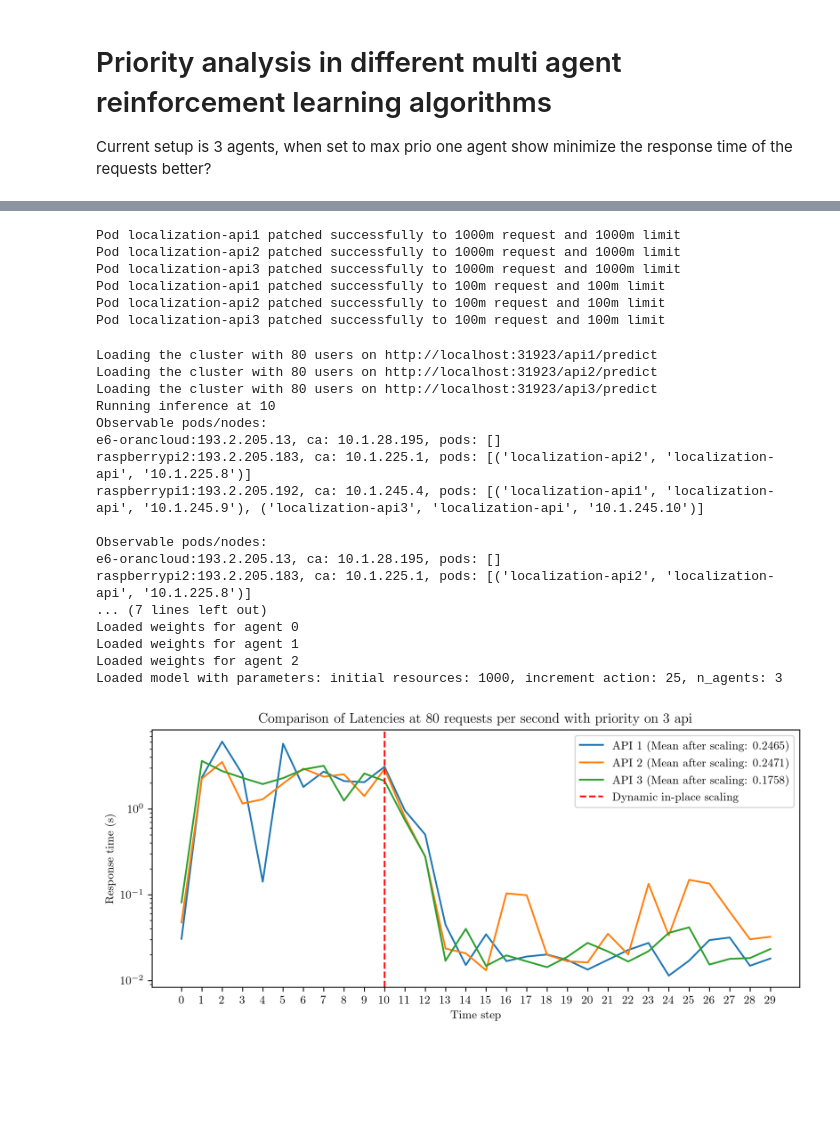
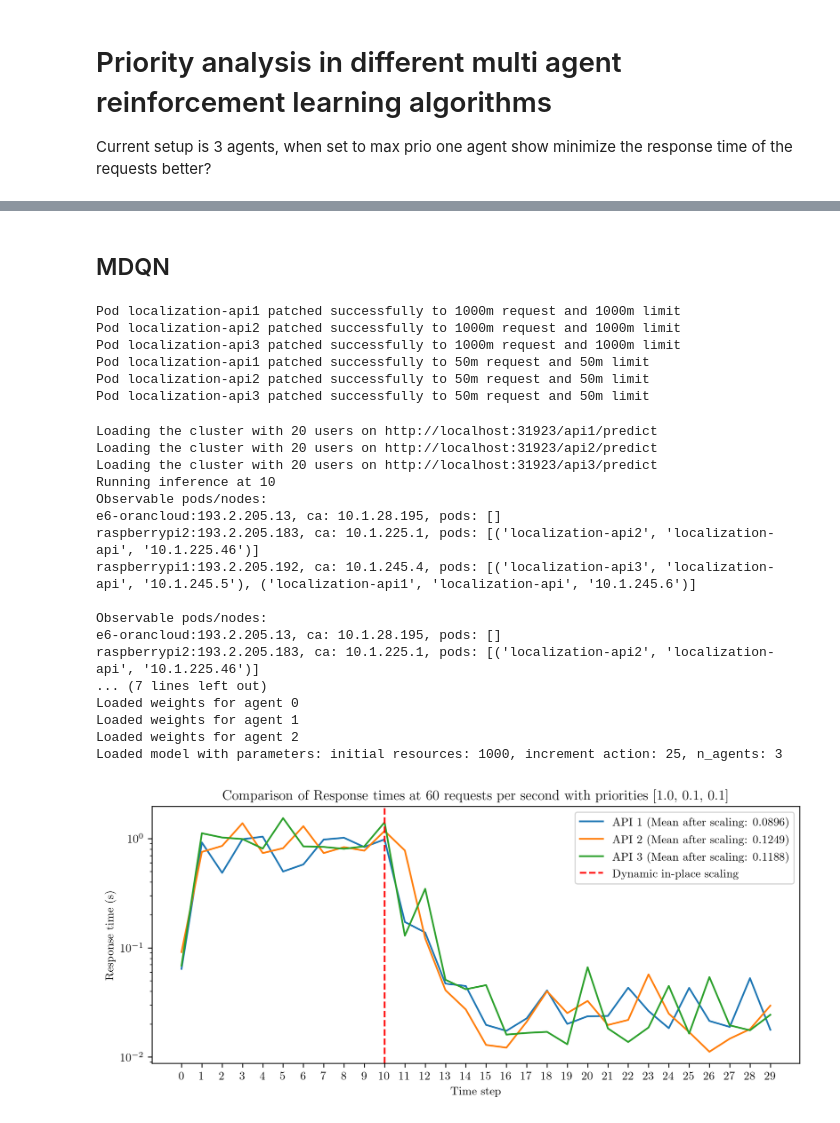
Before and after one commit to sensorlab/agent-edgeautoscaling, a Jupyter notebook: code/sla_priority_analysis.ipynb, the cells around one changed output, grey strips where cells are left out. Drawn from its saved outputs; the diff is of its cells as text; code cells hidden in the pictures; blank space fills up the shorter version.

```diff
--- a/code/sla_priority_analysis.ipynb
+++ b/code/sla_priority_analysis.ipynb
@@ -90,12 +96,10 @@ infer_process = None
 for i in range(recordings):
     if i % (recordings // divide_at) == 0 and i != 0 and infer_process is None:
         print(f"Running inference at {i}")
-        infer_process = subprocess.Popen(['python', 'code/infer_ppo.py', '--load_model', 'code/model_metric_data/ppo/220ep_rf_2_25rps10kepochs5alpha10epupdate50scale_a_1000resources_pretrained', '--priority', str(priority_api), '--resources', str(resources)])
-        # time.sleep(10) # HACK PLS :(
+        infer_process = subprocess.Popen(['python', 'code/infer_ppo.py', '--load_model', 'code/model_metric_data/ppo/610ep_rf_2_20rps10kepochs5alpha10epupdate50scale_a_1000resources_pretrained', '--resources', str(resources), '--action_interval', str(action_interval), '--priorities'] + list(map(str, priorities)))
 
     start_time = time.time()
     rts = [np.mean([rt for rt in get_response_times(USERS, f'{url}/api{api_id}/predict') if rt is not None]) for api_id in range(1, apis + 1)]
-    # rts = [np.mean([rt if rt is not None else 2 for rt in get_response_times(USERS, f'{url}/api{api_id}/predict')]) for api_id in range(1, apis + 1)]
     granullar_ppo_rts.append(rts)
 
     node_recordings = []
@@ -152,21 +156,0 @@ plt.show()
-# %%
-rts = np.array(granullar_ppo_rts).T
-
-plt.figure(figsize=(10, 4), dpi=300)
-
-for i, latency in enumerate(rts):
-    mean_latency = np.mean(latency[len(rts[0]) // divide_at:])
-    plt.plot(latency, label=f'API {i + 1} (Mean after scaling: {mean_latency:.4f})')
-
-middle_x = len(rts[0]) // divide_at
-plt.axvline(x=middle_x, color='r', linestyle='--', label='Dynamic in-place scaling')
-
-plt.xlabel('Time step')
-plt.ylabel('Response time (s)')
-plt.yscale('log')
-plt.title(f'Comparison of Latencies at {initial_rps} requests per second with priority on {priority_api} api')
-plt.legend()
-
-plt.xticks(np.arange(len(rts[0])))
-
-plt.show()
@@ -184,0 +165,14 @@ MDQN
+# %%
+time_axis = range(len(granular_ppo_container_recordings))
+
+plt.figure(figsize=(16, 6))
+for i, container_recordings in enumerate(zip(*granular_ppo_container_recordings)):
+    cpu_limits, cpu, _ = zip(*container_recordings)
+    plt.bar(np.array(time_axis) + i*0.2, cpu_limits, width=0.2, label=f'CPU Limit container {i}')
+    plt.bar(np.array(time_axis) + i*0.2, cpu, width=0.2, label=f'CPU Usage container {i}')
+plt.xlabel('Time Step')
+plt.ylabel('CPU')
+plt.title(f'Multi Granullar PPO Utilization with priorties {priorities}')
+plt.xticks(time_axis)
+plt.legend()
+plt.show()
@@ -185,3 +181,5 @@ MDQN
+# %% [markdown]
+## MDQN
 # %%
 set_container_cpu_values(cpus=1000)
 for node in nodes:
@@ -194,15 +192,15 @@ for node in nodes:
 
 mdqn_rts = []
 mdqn_container_recordings = []
-set_container_cpu_values(cpus=100)
+set_container_cpu_values(cpus=initial_container_cpu)
 time.sleep(5)
 # %% [output]
 Pod localization-api1 patched successfully to 1000m request and 1000m limit
 Pod localization-api2 patched successfully to 1000m request and 1000m limit
 Pod localization-api3 patched successfully to 1000m request and 1000m limit
-Pod localization-api1 patched successfully to 100m request and 100m limit
-Pod localization-api2 patched successfully to 100m request and 100m limit
-Pod localization-api3 patched successfully to 100m request and 100m limit
+Pod localization-api1 patched successfully to 50m request and 50m limit
+Pod localization-api2 patched successfully to 50m request and 50m limit
+Pod localization-api3 patched successfully to 50m request and 50m limit
 # %%
 if random_rps:
     rps = initial_rps
@@ -213,12 +211,10 @@ infer_process = None
 for i in range(recordings):
     if i % (recordings // divide_at) == 0 and i != 0 and infer_process is None:
         print(f"Running inference at {i}")
-        infer_process = subprocess.Popen(['python', 'code/infer_mdqn.py', '--load_model', 'code/model_metric_data/dqn/mdqn310ep1000m25inc2_rf_20rps5.0alpha1000res_double_dueling_pretrained?', '--priority', str(priority_api), '--resources', str(resources)])
-        # time.sleep(10) # HACK PLS :(
+        infer_process = subprocess.Popen(['python', 'code/infer_mdqn.py', '--load_model', 'code/model_metric_data/dqn/mdqn610ep1000m25inc2_rf_20rps5.0alpha1000res_double_dueling_pretrained', '--resources', str(resources), '--action_interval', str(action_interval), '--priorities'] + list(map(str, priorities)))
 
     start_time = time.time()
     rts = [np.mean([rt for rt in get_response_times(USERS, f'{url}/api{api_id}/predict') if rt is not None]) for api_id in range(1, apis + 1)]
-    # rts = [np.mean([rt if rt is not None else 2 for rt in get_response_times(USERS, f'{url}/api{api_id}/predict')]) for api_id in range(1, apis + 1)]
     mdqn_rts.append(rts)
 
     node_recordings = []
@@ -233,18 +229,18 @@ for i in range(recordings):
 spam_process.terminate()
 infer_process.terminate()
 # %% [output]
-Loading the cluster with 80 users on http://localhost:31923/api1/predict
-Loading the cluster with 80 users on http://localhost:31923/api2/predict
-Loading the cluster with 80 users on http://localhost:31923/api3/predict
+Loading the cluster with 20 users on http://localhost:31923/api1/predict
+Loading the cluster with 20 users on http://localhost:31923/api2/predict
+Loading the cluster with 20 users on http://localhost:31923/api3/predict
 Running inference at 10
 Observable pods/nodes:
 e6-orancloud:193.2.205.13, ca: 10.1.28.195, pods: []
-raspberrypi2:193.2.205.183, ca: 10.1.225.1, pods: [('localization-api2', 'localization-api', '10.1.225.8')]
-raspberrypi1:193.2.205.192, ca: 10.1.245.4, pods: [('localization-api1', 'localization-api', '10.1.245.9'), ('localization-api3', 'localization-api', '10.1.245.10')]
+raspberrypi2:193.2.205.183, ca: 10.1.225.1, pods: [('localization-api2', 'localization-api', '10.1.225.46')]
+raspberrypi1:193.2.205.192, ca: 10.1.245.4, pods: [('localization-api3', 'localization-api', '10.1.245.5'), ('localization-api1', 'localization-api', '10.1.245.6')]
 
 Observable pods/nodes:
 e6-orancloud:193.2.205.13, ca: 10.1.28.195, pods: []
-raspberrypi2:193.2.205.183, ca: 10.1.225.1, pods: [('localization-api2', 'localization-api', '10.1.225.8')]
+raspberrypi2:193.2.205.183, ca: 10.1.225.1, pods: [('localization-api2', 'localization-api', '10.1.225.46')]
 ... (7 lines left out)
 Loaded weights for agent 0
 Loaded weights for agent 1
@@ -253,23 +249,23 @@ Loaded model with parameters: initial resources: 1000, increment action: 25, n_a
 # %%
 rts = np.array(mdqn_rts).T
 
 plt.figure(figsize=(10, 4), dpi=300)
 
 for i, latency in enumerate(rts):
     mean_latency = np.mean(latency[len(rts[0]) // divide_at:])
     plt.plot(latency, label=f'API {i + 1} (Mean after scaling: {mean_latency:.4f})')
 
 middle_x = len(rts[0]) // divide_at
 plt.axvline(x=middle_x, color='r', linestyle='--', label='Dynamic in-place scaling')
 
 plt.xlabel('Time step')
 plt.ylabel('Response time (s)')
 plt.yscale('log')
-plt.title(f'Comparison of Latencies at {initial_rps} requests per second with priority on {priority_api} api')
+plt.title(f'Comparison of Response times at {initial_rps * apis} requests per second with priorities {priorities}')
 plt.legend()
 
 plt.xticks(np.arange(len(rts[0])))
 
 plt.show()
 # %% [output]
-[figure, old version]
+[figure, new version]
```
Also changed, not shown: parts of 11 cells of this notebook, 6 other files.
